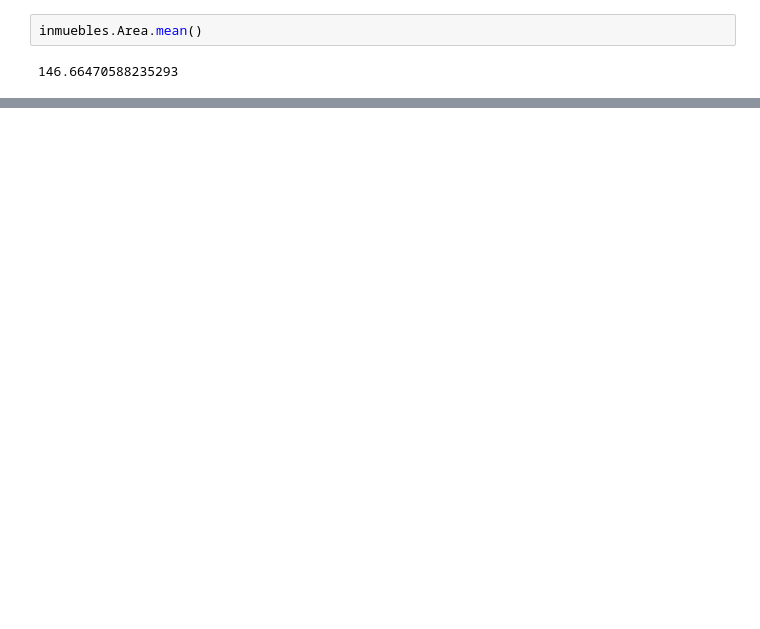
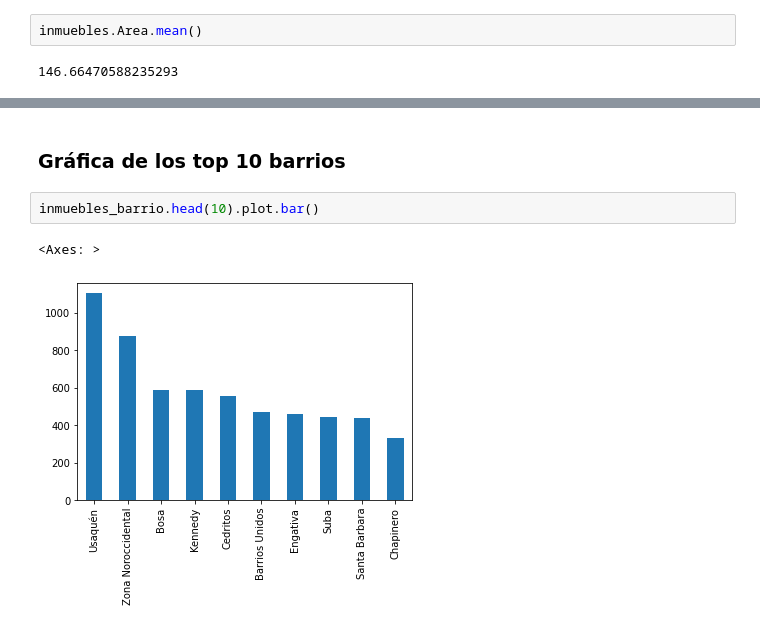
Before and after one commit to doguedogue/pythonic-colab, a Jupyter notebook: rva_tests.ipynb, the cells around one changed output, grey strips where cells are left out. Cells and saved outputs as stored; diff of their text form; blank space fills up the shorter version.

```diff
--- a/rva_tests.ipynb
+++ b/rva_tests.ipynb
@@ -132,0 +230,7 @@ inmuebles.Area.mean()
+# %% [markdown]
+### Gráfica de los top 10 barrios
+# %%
+inmuebles_barrio.head(10).plot.bar()
+# %% [output]
+<Axes: >
+[figure, added]
```
Also changed, not shown: parts of 24 cells of this notebook.
